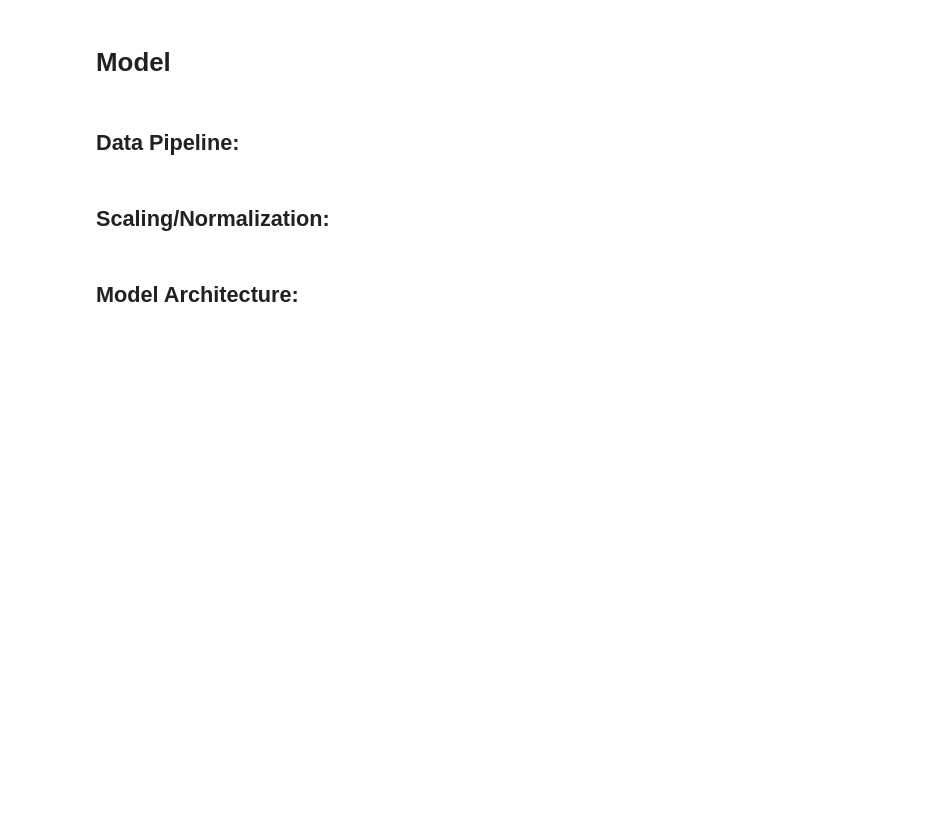
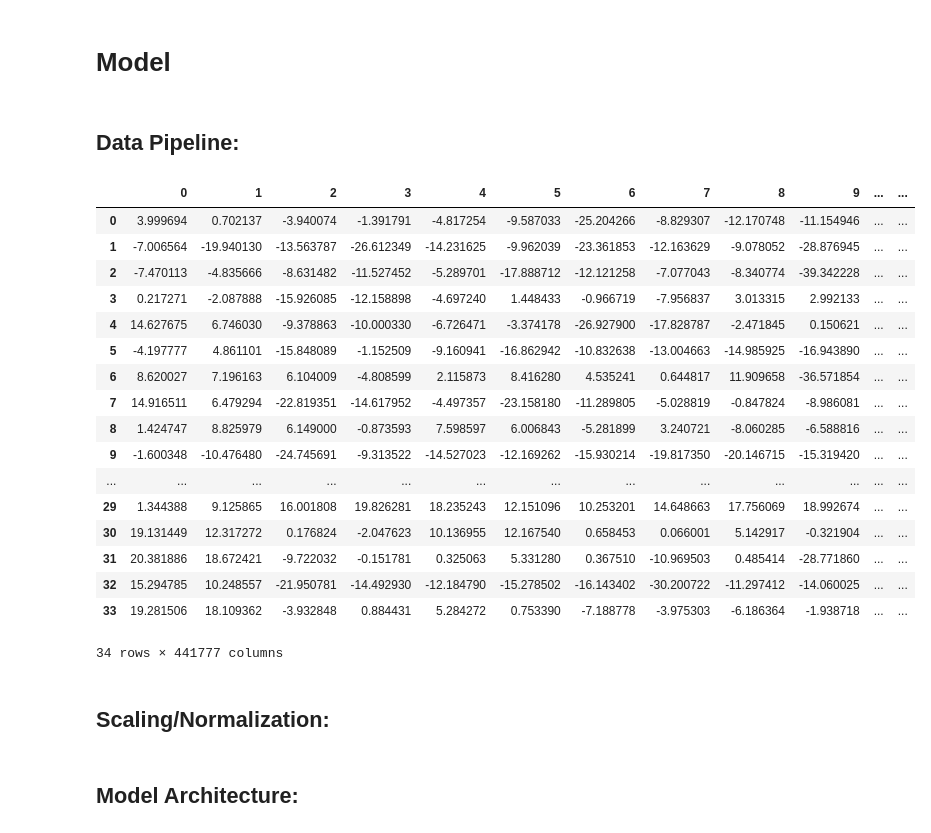
Before and after one commit to jenniferefox/podcast-ad-skipper, a Jupyter notebook: Notebook/model_research_leo.ipynb, the cells around one changed output. Saved outputs shown, nothing was run; the diff lists cells and outputs as text; code cells hidden in the pictures; blank space fills up the shorter version.

```diff
--- a/Notebook/model_research_leo.ipynb
+++ b/Notebook/model_research_leo.ipynb
@@ -205,5 +246,56 @@ from sklearn.model_selection import train_test_split
 from sklearn.preprocessing import MinMaxScaler
 # %% [markdown]
 ## Data Pipeline:
+# %%
+folder_path = '../raw_data/test'
+
+def process_folder_to_dataframe(folder_path):
+    spectrograms = []
+    filenames = []
+
+    # Loop through all files in the folder
+    for filename in os.listdir(folder_path):
+        if filename.endswith('.wav'):
+            file_path = os.path.join(folder_path, filename)
+
+            # Process the WAV file
+            spectrogram = spectrogram_to_numpy(create_spectrogram(file_path))
+
+            # Flatten the 2D spectrogram to 1D for DataFrame storage
+            flattened_spectrogram = spectrogram.flatten()
+
+            spectrograms.append(flattened_spectrogram)
+            filenames.append(filename)
+
+    # Create DataFrame
+    df = pd.DataFrame(spectrograms)
+
+    # Add filename column
+    df['filename'] = filenames
+
+    return df
+
+df = process_folder_to_dataframe(folder_path)
+df['is_ad'] = df['filename'].str[0]
+df
+# %% [output]
+|  | 0 | 1 | 2 | 3 | 4 | 5 | 6 | 7 | 8 | 9 | ... | ... |
+| 0 | 3.999694 | 0.702137 | -3.940074 | -1.391791 | -4.817254 | -9.587033 | -25.204266 | -8.829307 | -12.170748 | -11.154946 | ... | ... |
+| 1 | -7.006564 | -19.940130 | -13.563787 | -26.612349 | -14.231625 | -9.962039 | -23.361853 | -12.163629 | -9.078052 | -28.876945 | ... | ... |
+| 2 | -7.470113 | -4.835666 | -8.631482 | -11.527452 | -5.289701 | -17.888712 | -12.121258 | -7.077043 | -8.340774 | -39.342228 | ... | ... |
+| 3 | 0.217271 | -2.087888 | -15.926085 | -12.158898 | -4.697240 | 1.448433 | -0.966719 | -7.956837 | 3.013315 | 2.992133 | ... | ... |
+| 4 | 14.627675 | 6.746030 | -9.378863 | -10.000330 | -6.726471 | -3.374178 | -26.927900 | -17.828787 | -2.471845 | 0.150621 | ... | ... |
+| 5 | -4.197777 | 4.861101 | -15.848089 | -1.152509 | -9.160941 | -16.862942 | -10.832638 | -13.004663 | -14.985925 | -16.943890 | ... | ... |
+| 6 | 8.620027 | 7.196163 | 6.104009 | -4.808599 | 2.115873 | 8.416280 | 4.535241 | 0.644817 | 11.909658 | -36.571854 | ... | ... |
+| 7 | 14.916511 | 6.479294 | -22.819351 | -14.617952 | -4.497357 | -23.158180 | -11.289805 | -5.028819 | -0.847824 | -8.986081 | ... | ... |
+| 8 | 1.424747 | 8.825979 | 6.149000 | -0.873593 | 7.598597 | 6.006843 | -5.281899 | 3.240721 | -8.060285 | -6.588816 | ... | ... |
+| 9 | -1.600348 | -10.476480 | -24.745691 | -9.313522 | -14.527023 | -12.169262 | -15.930214 | -19.817350 | -20.146715 | -15.319420 | ... | ... |
+| ... | ... | ... | ... | ... | ... | ... | ... | ... | ... | ... | ... | ... |
+| 29 | 1.344388 | 9.125865 | 16.001808 | 19.826281 | 18.235243 | 12.151096 | 10.253201 | 14.648663 | 17.756069 | 18.992674 | ... | ... |
+| 30 | 19.131449 | 12.317272 | 0.176824 | -2.047623 | 10.136955 | 12.167540 | 0.658453 | 0.066001 | 5.142917 | -0.321904 | ... | ... |
+| 31 | 20.381886 | 18.672421 | -9.722032 | -0.151781 | 0.325063 | 5.331280 | 0.367510 | -10.969503 | 0.485414 | -28.771860 | ... | ... |
+| 32 | 15.294785 | 10.248557 | -21.950781 | -14.492930 | -12.184790 | -15.278502 | -16.143402 | -30.200722 | -11.297412 | -14.060025 | ... | ... |
+| 33 | 19.281506 | 18.109362 | -3.932848 | 0.884431 | 5.284272 | 0.753390 | -7.188778 | -3.975303 | -6.186364 | -1.938718 | ... | ... |
+34 rows × 441777 columns
 # %%
 # Define X and y:
```
Also changed, not shown: parts of 14 cells of this notebook, 1 other file.
